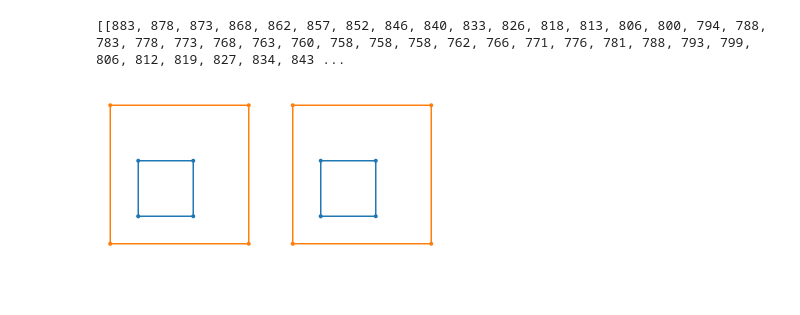
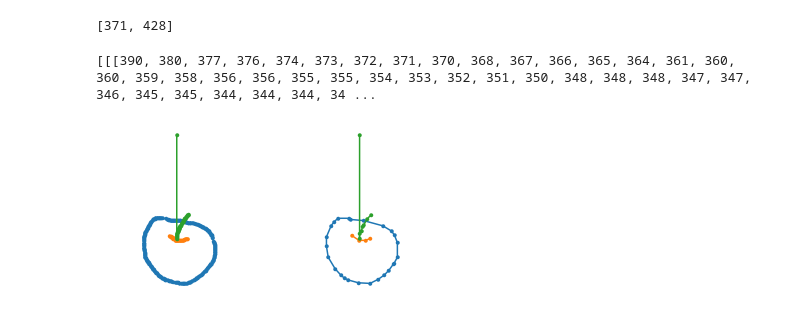
Before and after one commit to plumprc/quickDraw, a Jupyter notebook: Drawing/drawing.ipynb, the cells around one changed output. Saved outputs shown, nothing was run; the diff lists cells and outputs as text; code cells hidden in the pictures.

Commit message:
draw_demo

```diff
--- a/Drawing/drawing.ipynb
+++ b/Drawing/drawing.ipynb
@@ -119,4 +121,0 @@ for x, y, t in iimg:
-# %%
-print(img[0])
-# %% [output]
-[[883, 878, 873, 868, 862, 857, 852, 846, 840, 833, 826, 818, 813, 806, 800, 794, 788, 783, 778, 773, 768, 763, 760, 758, 758, 758, 762, 766, 771, 776, 781, 788, 793, 799, 806, 812, 819, 827, 834, 843 ...
@@ -126,21 +122,55 @@ s_test = normalize_resample_simplify(test)
+# %%
+test_draw = []
+splits = []
+idx = 0
+with open ('draw_raw.txt') as fb:
+    lines = fb.readlines()
+for i in lines:
+    if i == '------\n':
+        splits.append(idx)
+    idx = idx + 1
+# %%
+splits
+# %% [output]
+[371, 428]
+# %%
+idx = 0
+x_list = []
+y_list = []
+t_list = []
+for raw in lines:
+    if idx > splits[1]:
+        x, y = raw[:-1].split()
+        x_list.append(int(x))
+        y_list.append(int(y))
+        t_list.append(idx * 0.1)
+    idx = idx + 1
+# %%
+draw.append([x_list, y_list, t_list])
+# %%
+print(draw)
+# %% [output]
+[[[390, 380, 377, 376, 374, 373, 372, 371, 370, 368, 367, 366, 365, 364, 361, 360, 360, 359, 358, 356, 356, 355, 355, 354, 353, 352, 351, 350, 348, 348, 348, 347, 347, 346, 345, 345, 344, 344, 344, 34 ...
+# %%
+s_draw = normalize_resample_simplify(draw)
 # %%
 plt.figure(figsize=(6,3))
-for x,y,t in test:
+for x,y,t in draw:
     plt.subplot(1,2,1)
     plt.plot(x, y, marker='.')
     plt.axis('off')
 
     plt.gca().invert_yaxis()
     plt.axis('equal')
 
-for x,y in s_test:
+for x,y in s_draw:
     plt.subplot(1,2,2)
     plt.plot(x, y, marker='.')
     plt.axis('off')
 
     plt.gca().invert_yaxis()
     plt.axis('equal')
 
 plt.show()
 # %% [output]
-[figure, old version]
+[figure, new version]
```
Also changed, not shown: parts of 9 cells of this notebook, 9 other files.
